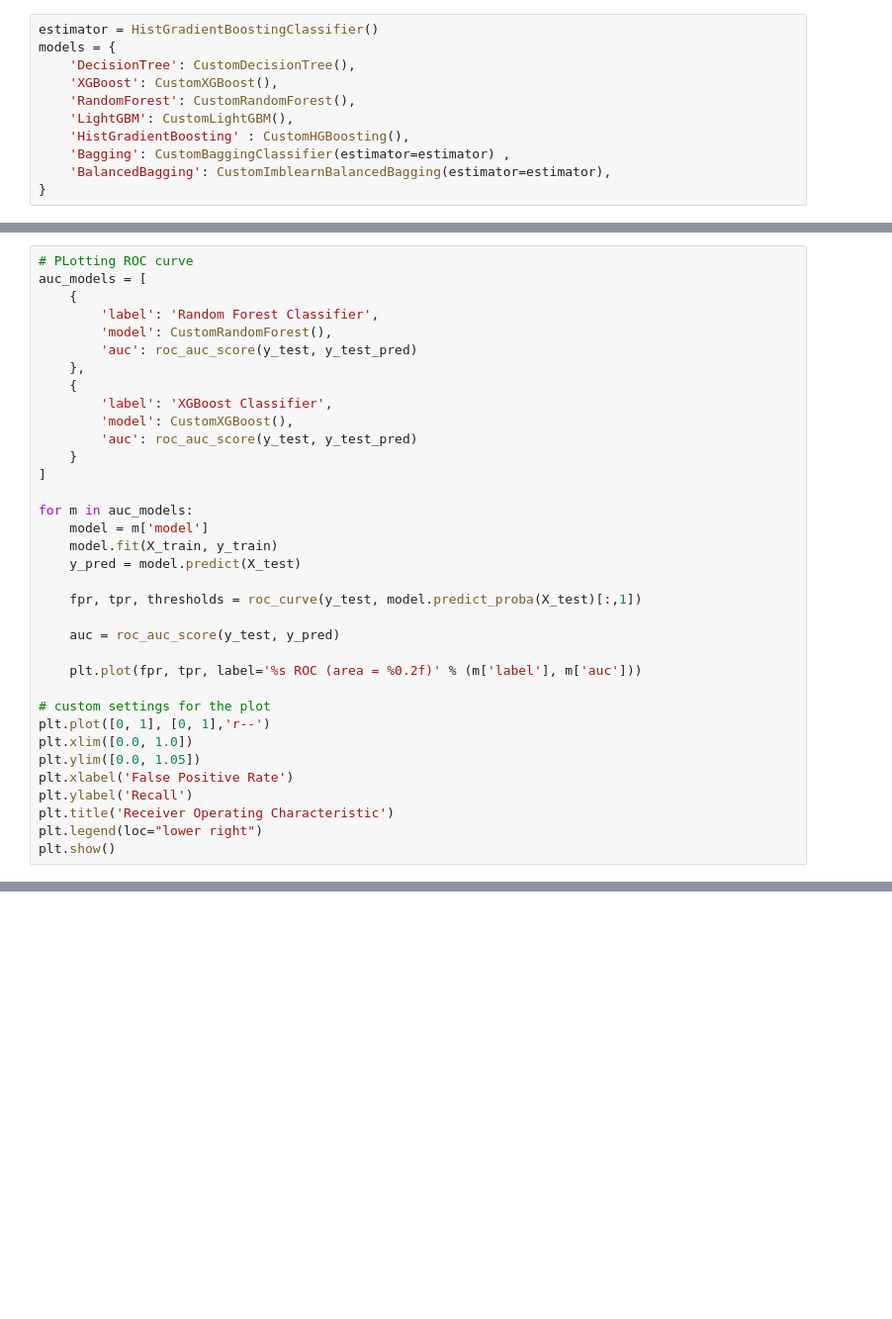
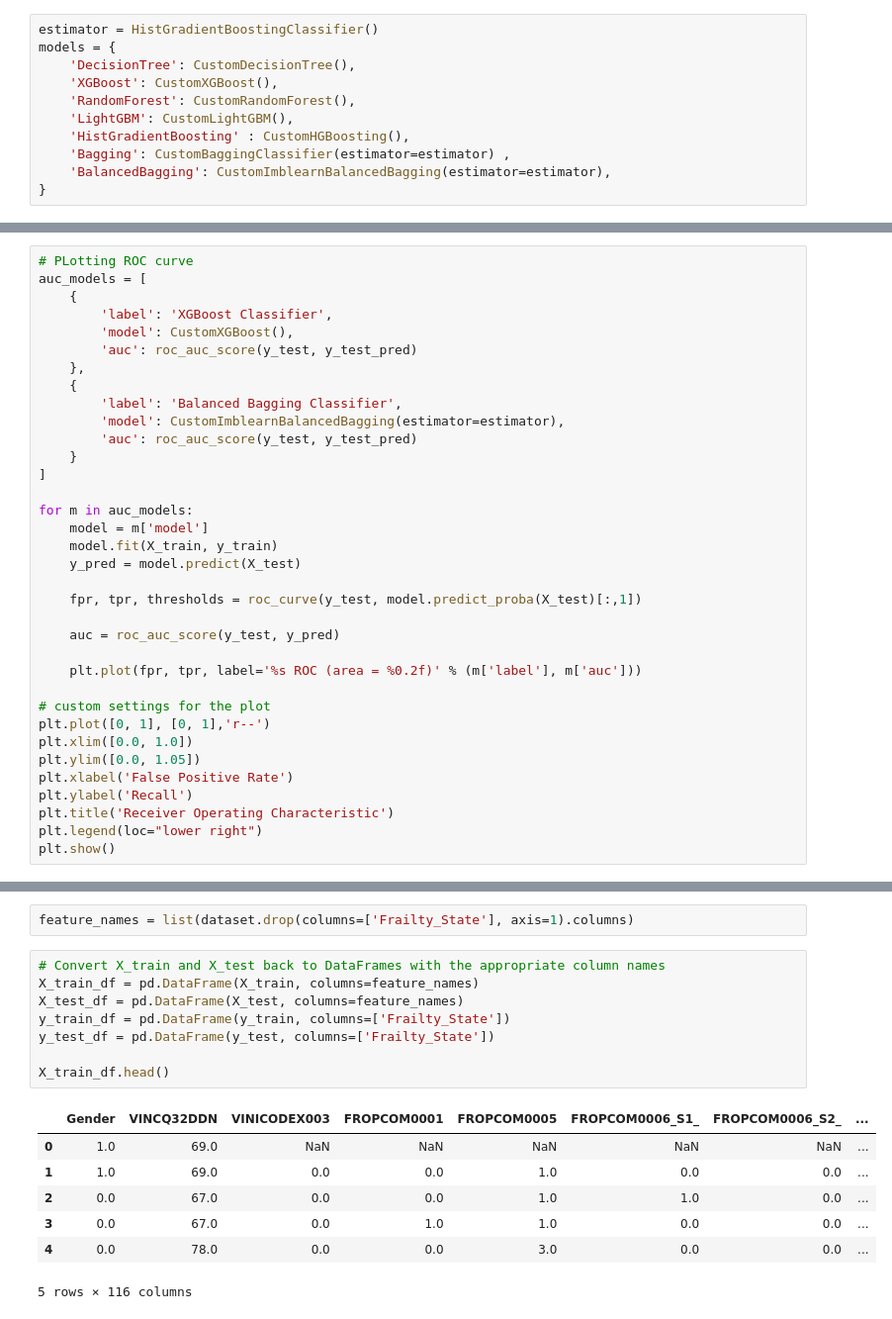
Before and after one commit to lukuenya/Expert_Eye, a Jupyter notebook: Modeling/models/main.ipynb, the cells around one changed output, grey strips where cells are left out. Shown at 99% size. Drawn from its saved outputs; the diff is of its cells as text; blank space fills up the shorter version.

```diff
--- a/Modeling/models/main.ipynb
+++ b/Modeling/models/main.ipynb
@@ -96,13 +111,13 @@ ValueError: Classification metrics can't handle a mix of binary and unknown targ
 # PLotting ROC curve
 auc_models = [
     {
-        'label': 'Random Forest Classifier',
-        'model': CustomRandomForest(),
+        'label': 'XGBoost Classifier',
+        'model': CustomXGBoost(),
         'auc': roc_auc_score(y_test, y_test_pred)
     },
     {
-        'label': 'XGBoost Classifier',
-        'model': CustomXGBoost(),
+        'label': 'Balanced Bagging Classifier',
+        'model': CustomImblearnBalancedBagging(estimator=estimator),
         'auc': roc_auc_score(y_test, y_test_pred)
     }
 ]
@@ -180,0 +254,18 @@ for model_name, model in models.items():
+# %%
+feature_names = list(dataset.drop(columns=['Frailty_State'], axis=1).columns)
+# %%
+# Convert X_train and X_test back to DataFrames with the appropriate column names
+X_train_df = pd.DataFrame(X_train, columns=feature_names)
+X_test_df = pd.DataFrame(X_test, columns=feature_names)
+y_train_df = pd.DataFrame(y_train, columns=['Frailty_State'])
+y_test_df = pd.DataFrame(y_test, columns=['Frailty_State'])
+
+X_train_df.head()
+# %% [output]
+|  | Gender | VINCQ32DDN | VINICODEX003 | FROPCOM0001 | FROPCOM0005 | FROPCOM0006_S1_ | FROPCOM0006_S2_ | ... |
+| 0 | 1.0 | 69.0 | NaN | NaN | NaN | NaN | NaN | ... |
+| 1 | 1.0 | 69.0 | 0.0 | 0.0 | 1.0 | 0.0 | 0.0 | ... |
+| 2 | 0.0 | 67.0 | 0.0 | 0.0 | 1.0 | 1.0 | 0.0 | ... |
+| 3 | 0.0 | 67.0 | 0.0 | 1.0 | 1.0 | 0.0 | 0.0 | ... |
+| 4 | 0.0 | 78.0 | 0.0 | 0.0 | 3.0 | 0.0 | 0.0 | ... |
+5 rows × 116 columns
```
Also changed, not shown: parts of 12 cells of this notebook, 23 other files.
